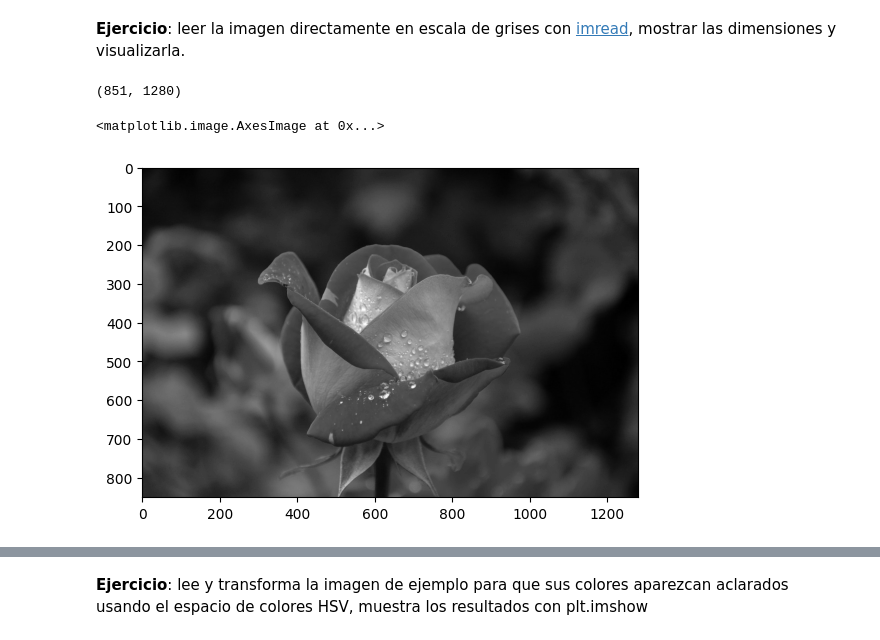
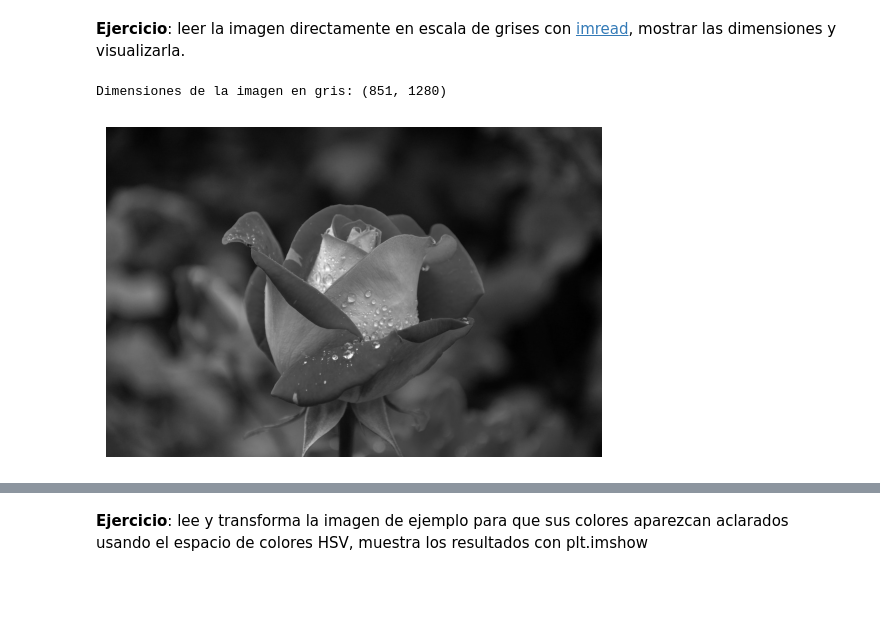
Before and after one commit to lucim04/practica_imagenes, a Jupyter notebook: cuaderno1/cuaderno1.ipynb, the cells around one changed output, grey strips where cells are left out. Drawn from its saved outputs; the diff is of its cells as text; code cells hidden in the pictures; blank space fills up the shorter version.

```diff
--- a/cuaderno1/cuaderno1.ipynb
+++ b/cuaderno1/cuaderno1.ipynb
@@ -99,12 +109,16 @@ plt.imshow(img_gray, cmap='gray')
 # %% [markdown]
 **Ejercicio**: leer la imagen directamente en escala de grises con [imread](https://docs.opencv.org/4.x/d4/da8/group__imgcodecs.html#ga288b8b3da0892bd651fce07b3bbd3a56), mostrar las dimensiones y visualizarla.
 # %%
-print(img_gray.shape)  # Las dimensiones del array representan alto x ancho x canales
+img_gray = cv2.imread("rose.jpg", cv2.IMREAD_GRAYSCALE)
+print("Dimensiones de la imagen en gris:", img_gray.shape)
+
+
 plt.imshow(img_gray, cmap='gray')
+plt.axis('off')
+plt.show()
 # %% [output]
-(851, 1280)
+Dimensiones de la imagen en gris: (851, 1280)
-<matplotlib.image.AxesImage at 0x...>
-[figure, old version]
+[figure, new version]
 # %% [markdown]
 Otro espacio de color ampliamente utilizado es HSV (hue, saturation, value). En este caso, los canales se relacionan con diferentes aspectos de la imagen:
 <img src="https://upload.wikimedia.org/wikipedia/commons/4/4e/HSV_color_solid_cylinder.png" alt="HSV" width="300"/>
```
Also changed, not shown: parts of 8 cells of this notebook.
